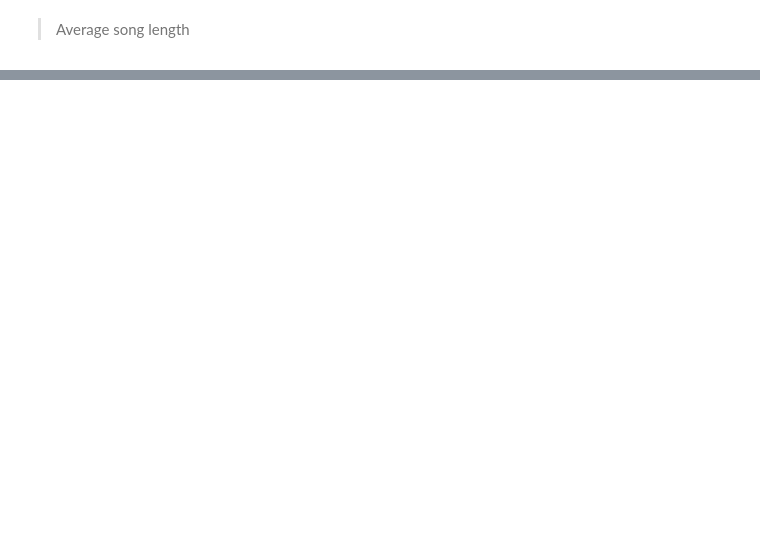
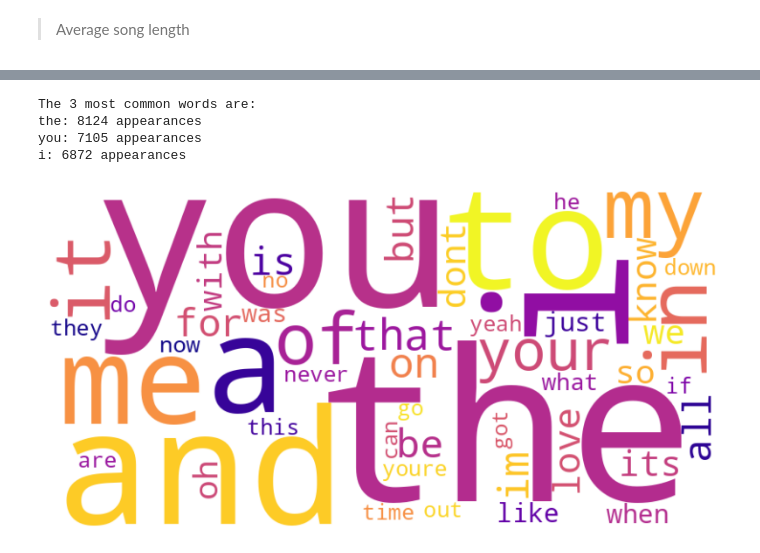
Before and after one commit to ordinary813/ordinaryLib, a Jupyter notebook: DL/HW3/sol_q1.ipynb, the cells around one changed output, grey strips where cells are left out. Saved outputs shown, nothing was run; the diff lists cells and outputs as text; code cells hidden in the pictures; blank space fills up the shorter version.

```diff
--- a/DL/HW3/sol_q1.ipynb
+++ b/DL/HW3/sol_q1.ipynb
@@ -50,40 +108,39 @@ print(f'The average number of words in a song is {sum_lengths:.2f}.')
 # %%
-import pandas as pd
-import matplotlib.pyplot as plt
-from wordcloud import WordCloud
-from collections import Counter
-import re
-import nltk
-from nltk.corpus import stopwords
-
 # Ensure you have stopwords downloaded
-nltk.download('stopwords')
+# nltk.download('stopwords')
 
 # Combine all lyrics into one large text
 all_lyrics = " ".join(songs_df["Lyrics"].dropna())
 
 # Clean the text (remove punctuation, convert to lowercase)
 all_lyrics = re.sub(r"[^\w\s]", "", all_lyrics.lower())
 
 # Tokenize words
 words = all_lyrics.split()
 
 # Remove common stopwords (like "the", "and", etc.)
-stop_words = set(stopwords.words("english"))
-filtered_words = [word for word in words if word not in stop_words]
+# stop_words = set(stopwords.words("english"))
+# words = [word for word in words if word not in stop_words]
 
 # Count word frequencies
-word_counts = Counter(filtered_words)
+word_counts = Counter(words)
 
 # Get the 3 most common words
-most_common_words = word_counts.most_common(3)
-print("Top 3 most common words:", most_common_words)
+print("The 3 most common words are:")
+for word, count in word_counts.most_common(3):
+    print(f"{word}: {count} appearances")
 
 # Generate a word cloud
 wordcloud = WordCloud(width=800, height=400, background_color="white", colormap='plasma', max_words=50).generate_from_frequencies(word_counts)
 
 # Plot the word cloud
 plt.figure(figsize=(10, 5))
 plt.imshow(wordcloud, interpolation="bilinear")
 plt.axis("off")
 plt.show()
+# %% [output]
+The 3 most common words are:
+the: 8124 appearances
+you: 7105 appearances
+i: 6872 appearances
+[figure, added]
```
Also changed, not shown: parts of 12 cells of this notebook.
